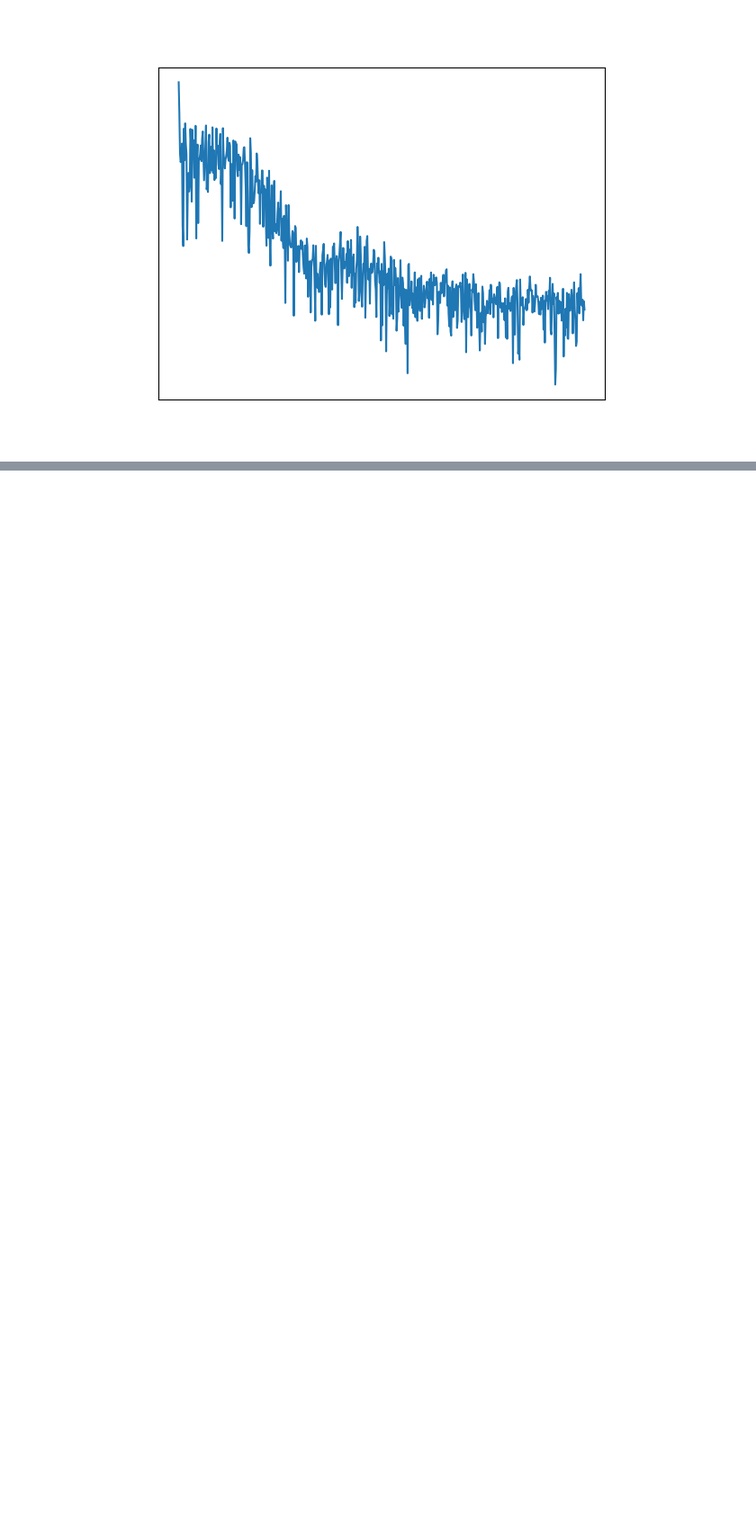
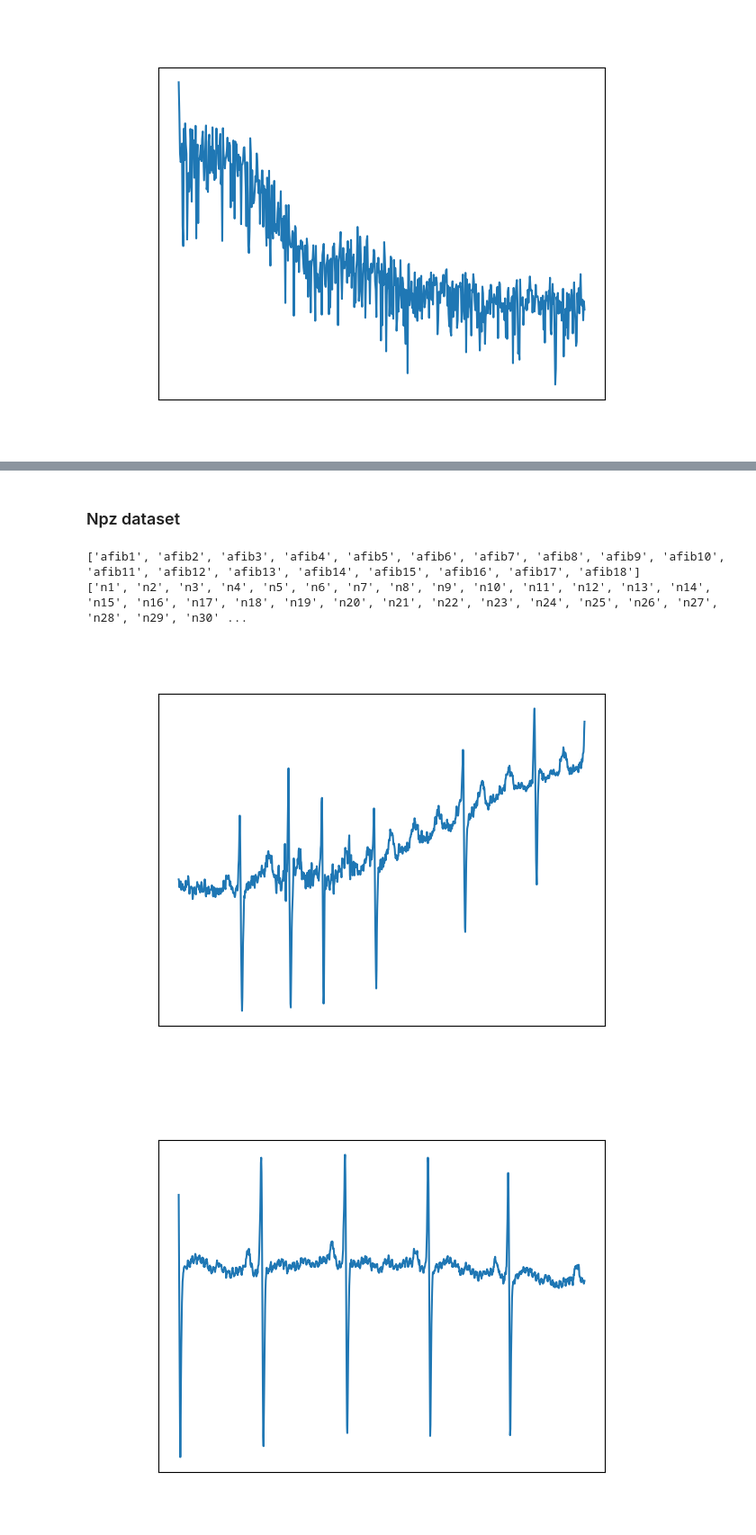
Before and after one commit to G1874/DNN_ECG, a Jupyter notebook: prototyping.ipynb, the cells around one changed output, grey strips where cells are left out. Shown at 90% size. Saved outputs shown, nothing was run; the diff lists cells and outputs as text; code cells hidden in the pictures; blank space fills up the shorter version.

Commit message:
Changed the dataset compilation to .npz files

```diff
--- a/prototyping.ipynb
+++ b/prototyping.ipynb
@@ -218,0 +219,20 @@ plt.show()
+# %% [markdown]
+### Npz dataset
+# %%
+afib_slices = np.load("Data/train_dataset/afib_samples/afib_samples_record_05091.npz", mmap_mode='r')
+n_slices = np.load("./Data/train_dataset/n_samples/n_samples_record_05091.npz", mmap_mode='r')
+
+print(afib_slices.files)
+print(n_slices.files)
+
+plt.figure()
+plt.plot(afib_slices['afib10'])
+plt.show()
+plt.figure()
+plt.plot(n_slices['n36'])
+plt.show()
+# %% [output]
+['afib1', 'afib2', 'afib3', 'afib4', 'afib5', 'afib6', 'afib7', 'afib8', 'afib9', 'afib10', 'afib11', 'afib12', 'afib13', 'afib14', 'afib15', 'afib16', 'afib17', 'afib18']
+['n1', 'n2', 'n3', 'n4', 'n5', 'n6', 'n7', 'n8', 'n9', 'n10', 'n11', 'n12', 'n13', 'n14', 'n15', 'n16', 'n17', 'n18', 'n19', 'n20', 'n21', 'n22', 'n23', 'n24', 'n25', 'n26', 'n27', 'n28', 'n29', 'n30' ...
+[figure, added]
+[figure, added]
```
Also changed, not shown: parts of 1 cell of this notebook, 1 other file.
